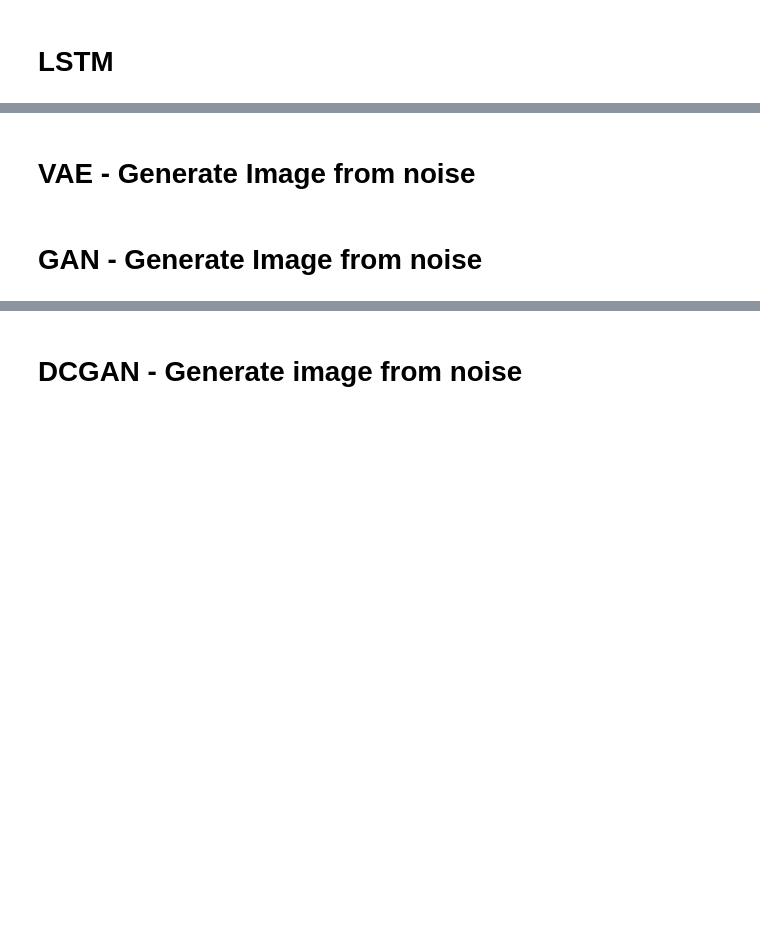
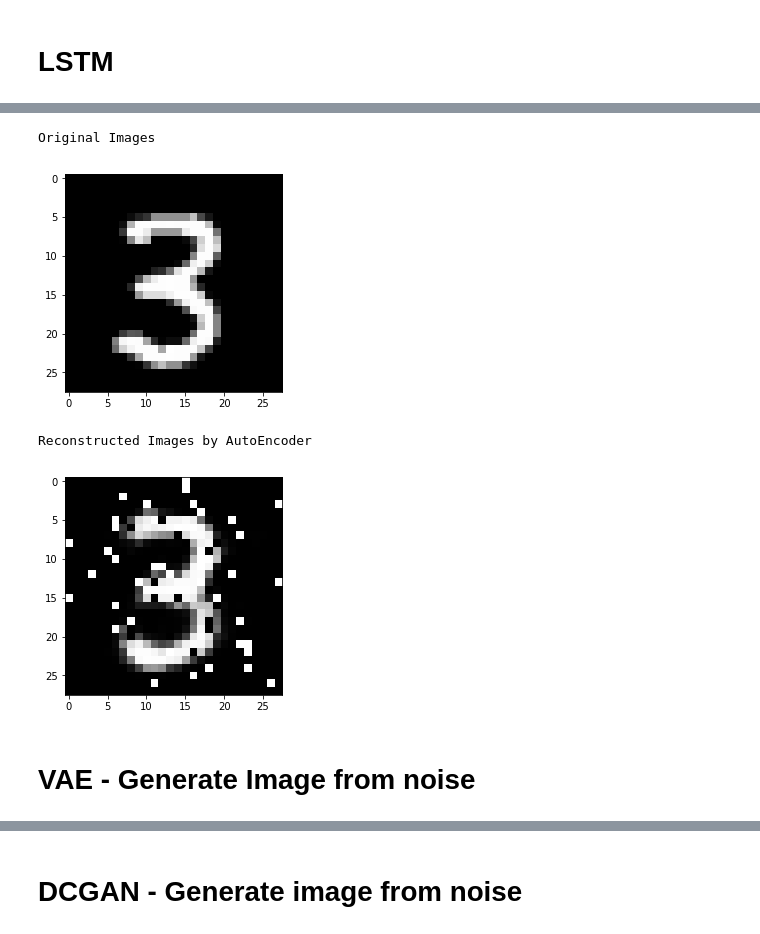
Before and after one commit to sirish-git/learning-git, a Jupyter notebook: ml_dl_learn/tensorflow/tensorflow_tutorial.ipynb, the cells around one changed output, grey strips where cells are left out. Cells and saved outputs as stored; diff of their text form; code cells hidden in the pictures; blank space fills up the shorter version.

```diff
--- a/ml_dl_learn/tensorflow/tensorflow_tutorial.ipynb
+++ b/ml_dl_learn/tensorflow/tensorflow_tutorial.ipynb
@@ -360,0 +538,19 @@ def conv2d_layer(inp, out_ch, k_size, pad='same'):
+# %%
+# Initialize the variables (i.e. assign their default value)
+init = tf.global_variables_initializer()
+# %%
+# training
+sess = tf.Session()
+
+# run initialization
+sess.run(init)
+
+# train loop
+for itr in range(iterations + 1):
+    # Get the next batch of MNIST data (only images are needed, not labels)
+    batch_x, _ = mnist.train.next_batch(batch_size)
+    # Run optimization op (backprop) and cost op (to get loss value)
+    _, loss = sess.run([optimizer, loss_op], feed_dict={x: batch_x})
+    # Display logs per step
+    if itr % disp_step == 0 or itr == 1:
+        print('Step %i: Minibatch Loss: %f' % (itr, loss))
@@ -361,4 +575,32 @@ def conv2d_layer(inp, out_ch, k_size, pad='same'):
+# %%
+# test autoencoder
+import matplotlib.pyplot as plt
+# Encode and decode images from test set and visualize their reconstruction.
+test_cnt = 1
+for i in range(test_cnt):
+    # MNIST test set
+    batch_x, _ = mnist.test.next_batch(1)
+    # Encode and decode the digit image
+    dec = sess.run(decoder_op, feed_dict={x: batch_x})
+
+    # reshape and convert tensors to numpy array
+    orig = batch_x.reshape([28, 28])
+    recon = dec.reshape((28, 28))
+
+    # display images
+    print("Original Images")
+    #plt.figure(figsize=(test_cnt, test_cnt))
+    plt.imshow(orig, origin="upper", cmap="gray")
+    plt.show()
+
+    print("Reconstructed Images by AutoEncoder")
+    #plt.figure(figsize=(test_cnt, test_cnt))
+    plt.imshow(recon, origin="upper", cmap="gray")
+    plt.show()
+# %% [output]
+Original Images
+[figure, added]
+Reconstructed Images by AutoEncoder
+[figure, added]
 # %% [markdown]
 # VAE - Generate Image from noise
-# %% [markdown]
-# GAN - Generate Image from noise
```
Also changed, not shown: parts of 20 cells of this notebook, 3 other files.
